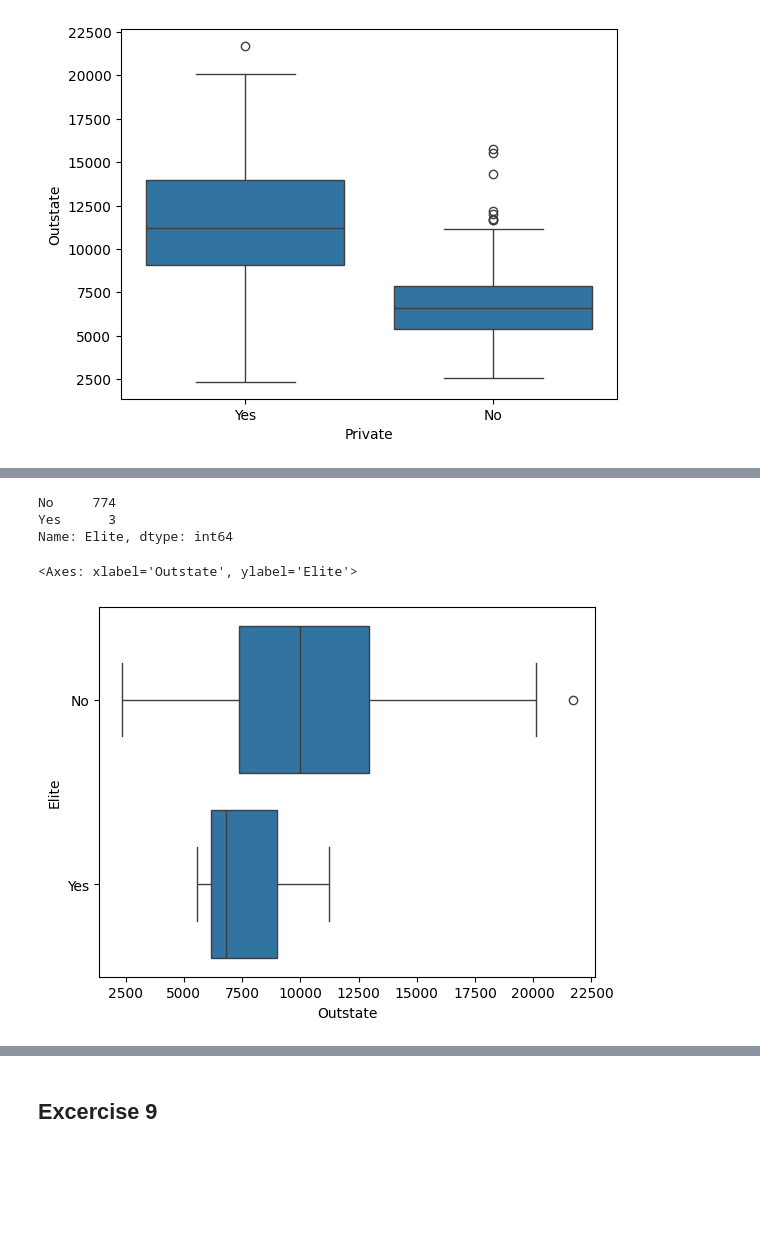
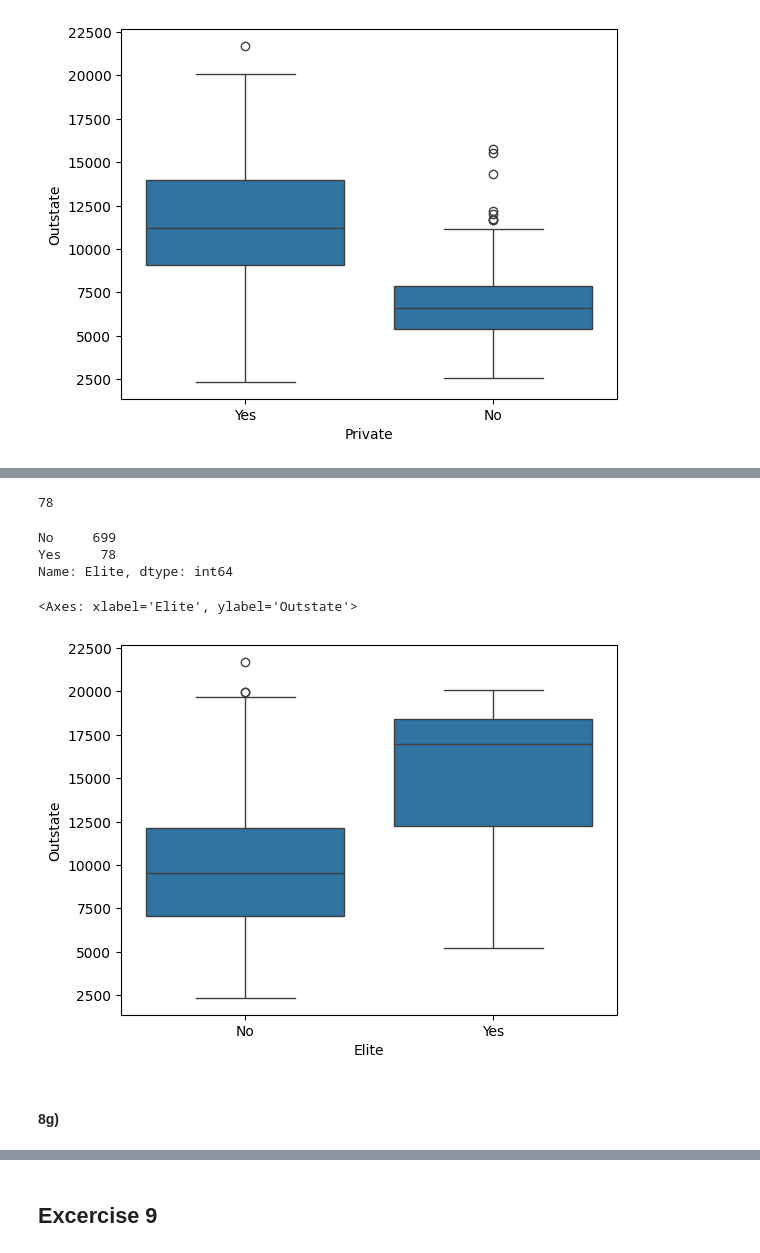
Before and after one commit to caoa0816/ISLP_labs, a Jupyter notebook: ch02/Ch02-exercise.ipynb, the cells around one changed output, grey strips where cells are left out. Cells and saved outputs as stored; diff of their text form; code cells hidden in the pictures; blank space fills up the shorter version.

```diff
--- a/ch02/Ch02-exercise.ipynb
+++ b/ch02/Ch02-exercise.ipynb
@@ -37,0 +25,3 @@ college3.head(2)
+# %%
+college = college3
+college.head()
@@ -69,4 +75,2 @@ sns.boxplot(x=college['Private'], y=college['Outstate'])
 # %%
-college['Elite'] = pd.cut(college['Top10perc'], [0,0.5,1],labels=['No', 'Yes'])
+college['Elite'] = college['Top10perc'].apply(lambda x: "Yes" if x > 50 else "No")
-# %%
-college.fillna("No", inplace=True)
@@ -82,11 +87,17 @@ college.head()
+# %%
+(college["Top10perc"]>50).sum()
+# %% [output]
+78
 # %%
 college['Elite'].value_counts()
 # %% [output]
-No     774
-Yes      3
+No     699
+Yes     78
 Name: Elite, dtype: int64
 # %%
-sns.boxplot(x=college['Outstate'], y=college['Elite'])
+sns.boxplot(x=college['Elite'], y=college['Outstate'])
 # %% [output]
-<Axes: xlabel='Outstate', ylabel='Elite'>
+<Axes: xlabel='Elite', ylabel='Outstate'>
-[figure, old version]
+[figure, new version]
+# %% [markdown]
+#### 8g)
```
Also changed, not shown: parts of 23 cells of this notebook.
